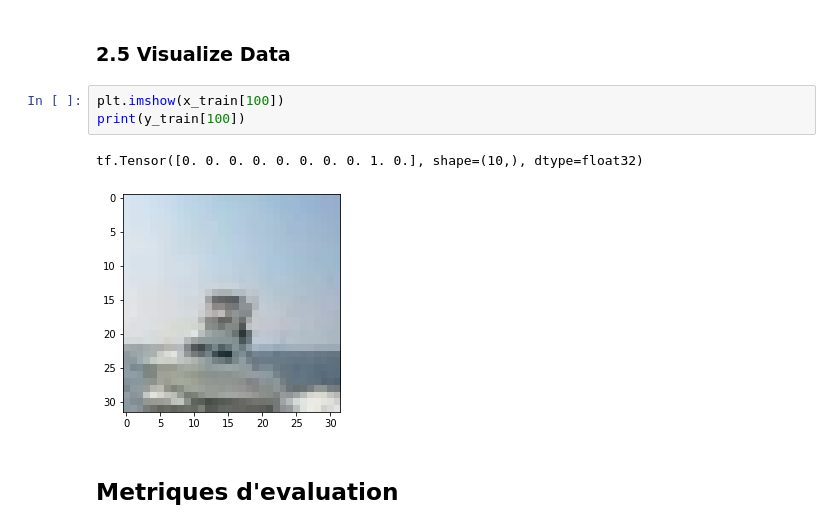
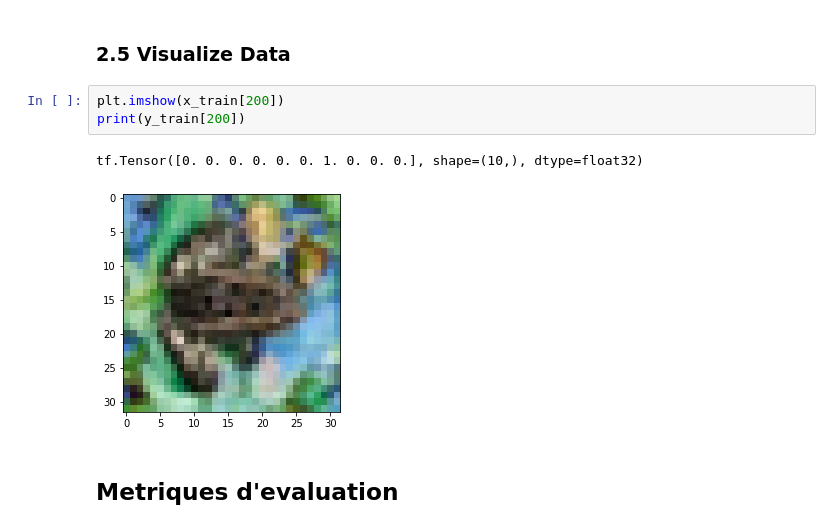
Before and after one commit to IssamBouzidi/cifar-10, a Jupyter notebook: src/cifar.ipynb, the cells around one changed output. Saved outputs shown, nothing was run; the diff lists cells and outputs as text.

```diff
--- a/src/cifar.ipynb
+++ b/src/cifar.ipynb
@@ -155,11 +159,11 @@ y_train[0]
 # %% [markdown]
 ### 2.5 Visualize Data
 # %%
-plt.imshow(x_train[100])
-print(y_train[100])
+plt.imshow(x_train[200])
+print(y_train[200])
 # %% [output]
-tf.Tensor([0. 0. 0. 0. 0. 0. 0. 0. 1. 0.], shape=(10,), dtype=float32)
+tf.Tensor([0. 0. 0. 0. 0. 0. 1. 0. 0. 0.], shape=(10,), dtype=float32)
-[figure, old version]
+[figure, new version]
 # %% [markdown]
 ## Metriques d'evaluation
 # %% [markdown]
```
Also changed, not shown: parts of 9 cells of this notebook.
